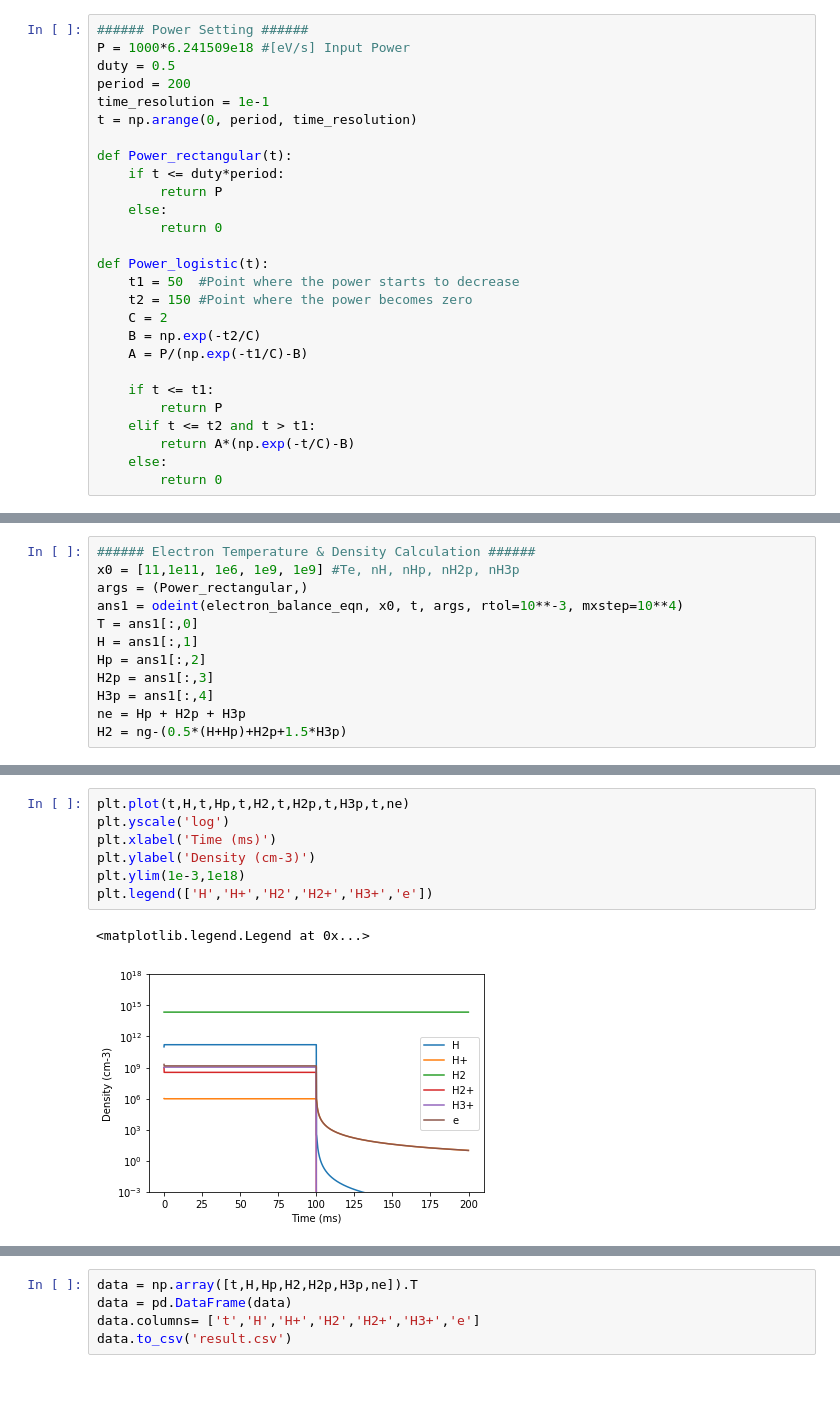
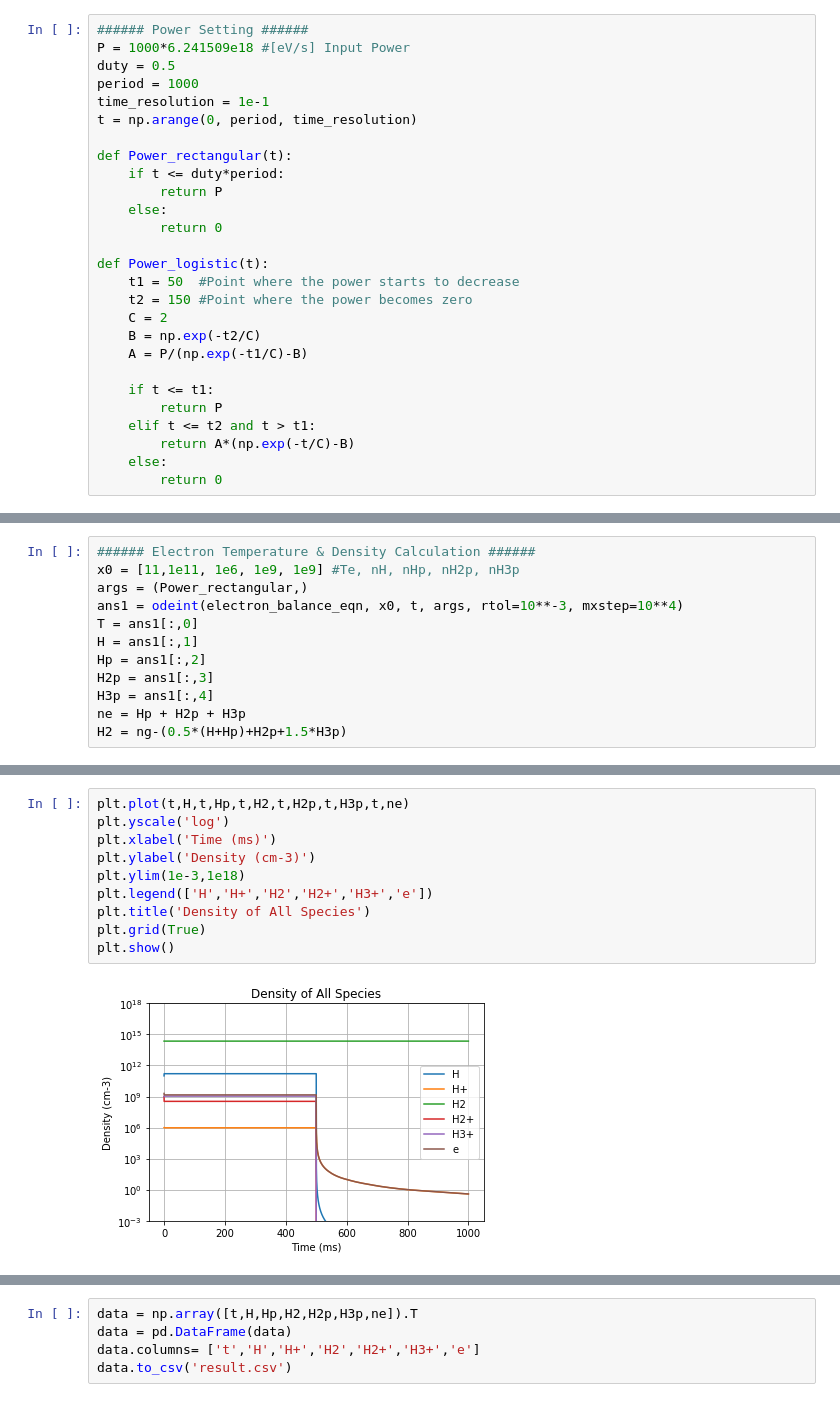
Before and after one commit to GUNU-GO/Graduation_Paper, a Jupyter notebook: Global Model (Negative).ipynb, the cells around one changed output, grey strips where cells are left out. Saved outputs shown, nothing was run; the diff lists cells and outputs as text.

```diff
--- a/Global Model (Negative).ipynb
+++ b/Global Model (Negative).ipynb
@@ -119,7 +119,7 @@ def ne_0(t):
 ###### Power Setting ######
 P = 1000*6.241509e18 #[eV/s] Input Power
 duty = 0.5
-period = 200
+period = 1000
 time_resolution = 1e-1
 t = np.arange(0, period, time_resolution)
 
@@ -185,10 +189,12 @@ plt.ylim(1e-2,1e16)
 # %%
 plt.plot(t,H,t,Hp,t,H2,t,H2p,t,H3p,t,ne)
 plt.yscale('log')
 plt.xlabel('Time (ms)')
 plt.ylabel('Density (cm-3)')
 plt.ylim(1e-3,1e18)
 plt.legend(['H','H+','H2','H2+','H3+','e'])
+plt.title('Density of All Species')
+plt.grid(True)
+plt.show()
 # %% [output]
-<matplotlib.legend.Legend at 0x...>
-[figure, old version]
+[figure, new version]
```
Also changed, not shown: parts of 22 cells of this notebook, 3 other files.
